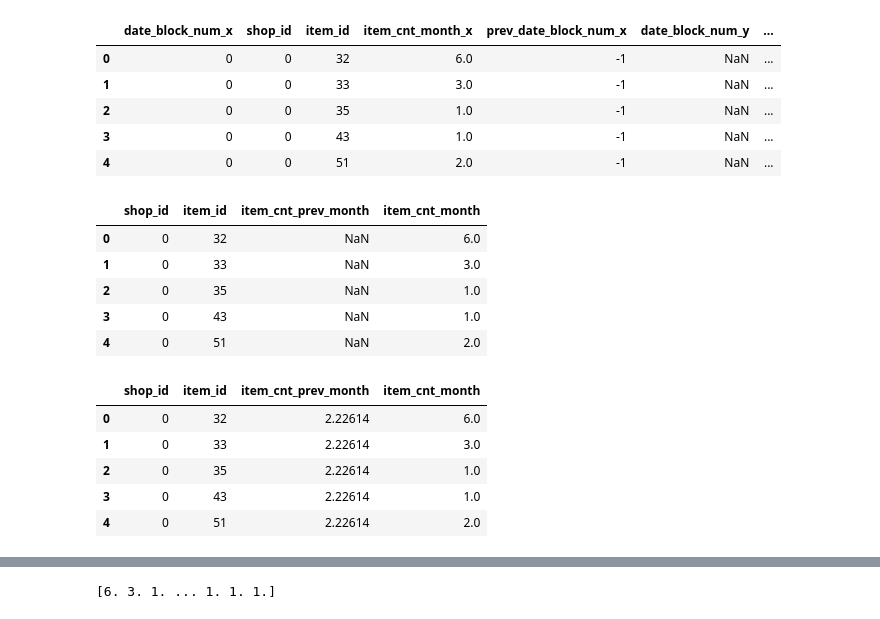
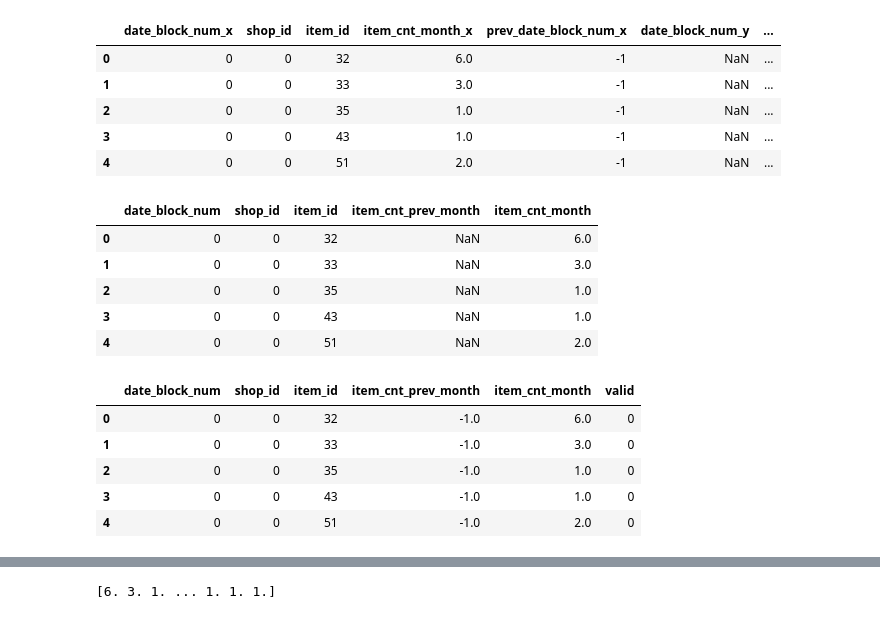
Before and after one commit to mortennp/mooc, a Jupyter notebook: NRUHSE_AdvML/Competetive DS/FinalProject/Lagged.ipynb, the cells around one changed output, grey strips where cells are left out. Drawn from its saved outputs; the diff is of its cells as text; code cells hidden in the pictures.

Commit message:
Lagged, valid feature

```diff
--- a/NRUHSE_AdvML/Competetive DS/FinalProject/Lagged.ipynb
+++ b/NRUHSE_AdvML/Competetive DS/FinalProject/Lagged.ipynb
@@ -62,27 +65,28 @@ merged.head()
 | 3 | 0 | 0 | 43 | 1.0 | -1 | NaN | ... |
 | 4 | 0 | 0 | 51 | 2.0 | -1 | NaN | ... |
 # %%
-buf = merged.loc[:, ['shop_id', 'item_id', 'item_cnt_month_y', 'item_cnt_month_x']]
-buf.rename(columns={'item_cnt_month_x': 'item_cnt_month', 'item_cnt_month_y':'item_cnt_prev_month'}, inplace=True)
+buf = merged.loc[:, ['date_block_num_x', 'shop_id', 'item_id', 'item_cnt_month_y', 'item_cnt_month_x']]
+buf.rename(columns={'date_block_num_x':'date_block_num', 'item_cnt_month_x': 'item_cnt_month', 'item_cnt_month_y':'item_cnt_prev_month'}, inplace=True)
 buf.head()
 # %% [output]
-|  | shop_id | item_id | item_cnt_prev_month | item_cnt_month |
-| 0 | 0 | 32 | NaN | 6.0 |
-| 1 | 0 | 33 | NaN | 3.0 |
-| 2 | 0 | 35 | NaN | 1.0 |
-| 3 | 0 | 43 | NaN | 1.0 |
-| 4 | 0 | 51 | NaN | 2.0 |
+|  | date_block_num | shop_id | item_id | item_cnt_prev_month | item_cnt_month |
+| 0 | 0 | 0 | 32 | NaN | 6.0 |
+| 1 | 0 | 0 | 33 | NaN | 3.0 |
+| 2 | 0 | 0 | 35 | NaN | 1.0 |
+| 3 | 0 | 0 | 43 | NaN | 1.0 |
+| 4 | 0 | 0 | 51 | NaN | 2.0 |
 # %%
 #buf = buf.merge(means, how='left', left_on=['shop_id', 'item_id'], right_on=['shop_id', 'item_id'])
-buf.item_cnt_prev_month.fillna(train_rup.item_cnt_month.mean(), inplace=True)
+buf = buf.assign(valid=pd.Series(~buf.item_cnt_prev_month.isnull(), dtype=int))
+buf.item_cnt_prev_month.fillna(-1, inplace=True)
 buf.head()
 # %% [output]
-|  | shop_id | item_id | item_cnt_prev_month | item_cnt_month |
-| 0 | 0 | 32 | 2.22614 | 6.0 |
-| 1 | 0 | 33 | 2.22614 | 3.0 |
-| 2 | 0 | 35 | 2.22614 | 1.0 |
-| 3 | 0 | 43 | 2.22614 | 1.0 |
-| 4 | 0 | 51 | 2.22614 | 2.0 |
+|  | date_block_num | shop_id | item_id | item_cnt_prev_month | item_cnt_month | valid |
+| 0 | 0 | 0 | 32 | -1.0 | 6.0 | 0 |
+| 1 | 0 | 0 | 33 | -1.0 | 3.0 | 0 |
+| 2 | 0 | 0 | 35 | -1.0 | 1.0 | 0 |
+| 3 | 0 | 0 | 43 | -1.0 | 1.0 | 0 |
+| 4 | 0 | 0 | 51 | -1.0 | 2.0 | 0 |
 # %%
 buf.describe()
 # %% [output]
```
Also changed, not shown: parts of 33 cells of this notebook.
